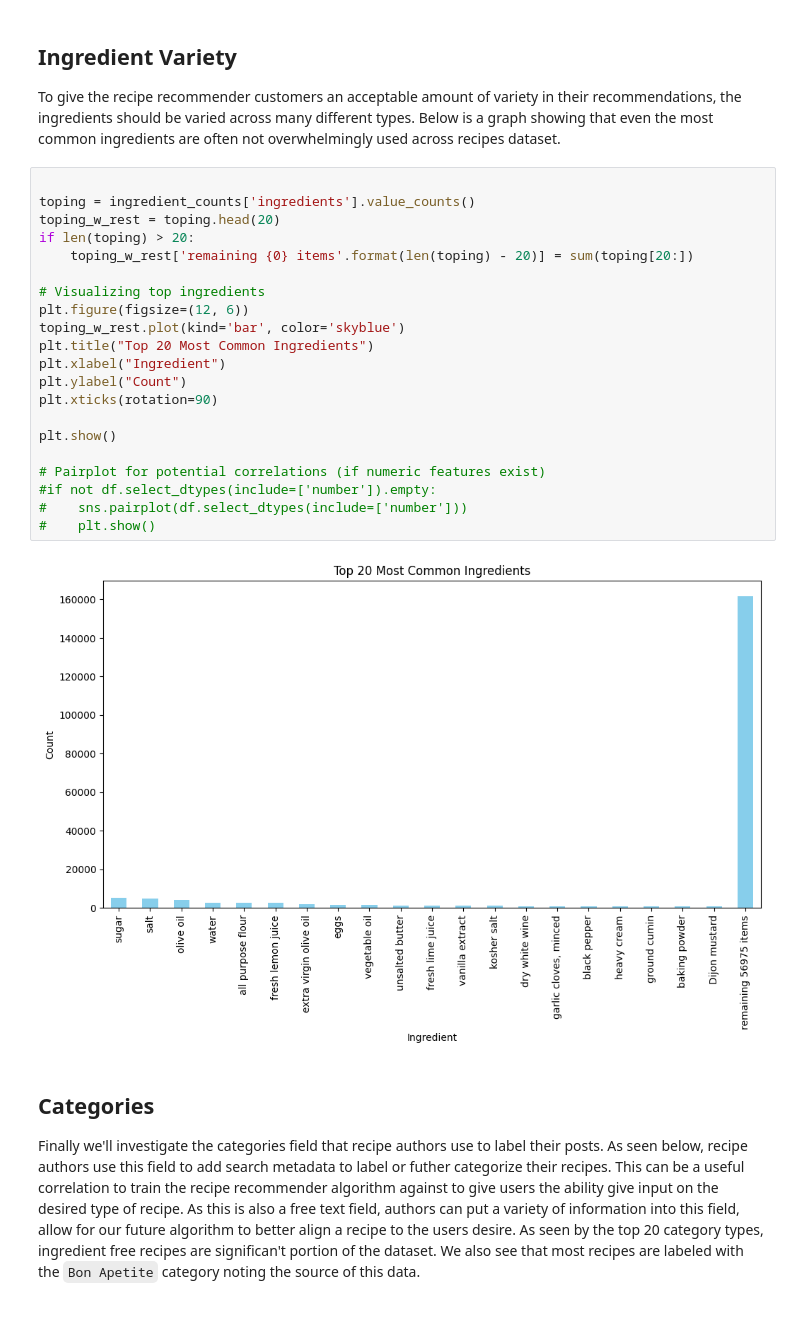
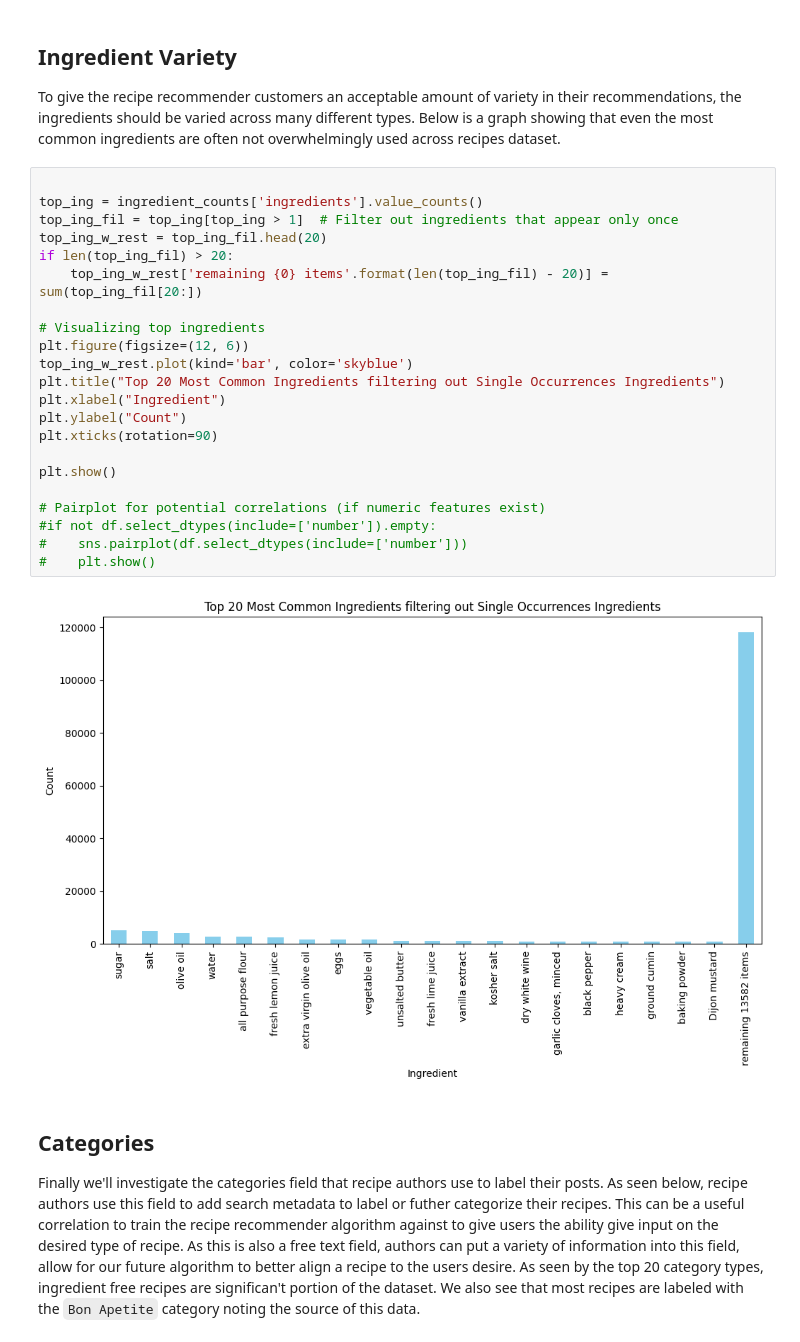
Before and after one commit to awwwwwwww/ai_apps_eng, a Jupyter notebook: notebooks/recipe_exploration.ipynb, the cells around one changed output. Drawn from its saved outputs; the diff is of its cells as text; blank space fills up the shorter version.

```diff
--- a/notebooks/recipe_exploration.ipynb
+++ b/notebooks/recipe_exploration.ipynb
@@ -112,27 +112,28 @@ Name: count, dtype: int64
 To give the recipe recommender customers an acceptable amount of variety in their recommendations, the ingredients should be varied across many different types. Below is a graph showing that even the most common ingredients are often not overwhelmingly used across recipes dataset.
 # %%
 
-toping = ingredient_counts['ingredients'].value_counts()
-toping_w_rest = toping.head(20)
-if len(toping) > 20:
-    toping_w_rest['remaining {0} items'.format(len(toping) - 20)] = sum(toping[20:])
+top_ing = ingredient_counts['ingredients'].value_counts()
+top_ing_fil = top_ing[top_ing > 1]  # Filter out ingredients that appear only once
+top_ing_w_rest = top_ing_fil.head(20)
+if len(top_ing_fil) > 20:
+    top_ing_w_rest['remaining {0} items'.format(len(top_ing_fil) - 20)] = sum(top_ing_fil[20:])
 
 # Visualizing top ingredients
 plt.figure(figsize=(12, 6))
-toping_w_rest.plot(kind='bar', color='skyblue')
-plt.title("Top 20 Most Common Ingredients")
+top_ing_w_rest.plot(kind='bar', color='skyblue')
+plt.title("Top 20 Most Common Ingredients filtering out Single Occurrences Ingredients")
 plt.xlabel("Ingredient")
 plt.ylabel("Count")
 plt.xticks(rotation=90)
 
 plt.show()
 
 # Pairplot for potential correlations (if numeric features exist)
 #if not df.select_dtypes(include=['number']).empty:
 #    sns.pairplot(df.select_dtypes(include=['number']))
 #    plt.show()
 # %% [output]
-[figure, old version]
+[figure, new version]
 # %% [markdown]
 ## Categories
 Finally we'll investigate the categories field that recipe authors use to label their posts. As seen below, recipe authors use this field to add search metadata to label or futher categorize their recipes. This can be a useful correlation to train the recipe recommender algorithm against to give users the ability give input on the desired type of recipe. As this is also a free text field, authors can put a variety of information into this field, allow for our future algorithm to better align a recipe to the users desire. As seen by the top 20 category types,  ingredient free recipes are significan't portion of the dataset. We also see that most recipes are labeled with the `Bon Apetite` category noting the source of this data.
```
Also changed, not shown: parts of 1 cell of this notebook, 1 other file.
